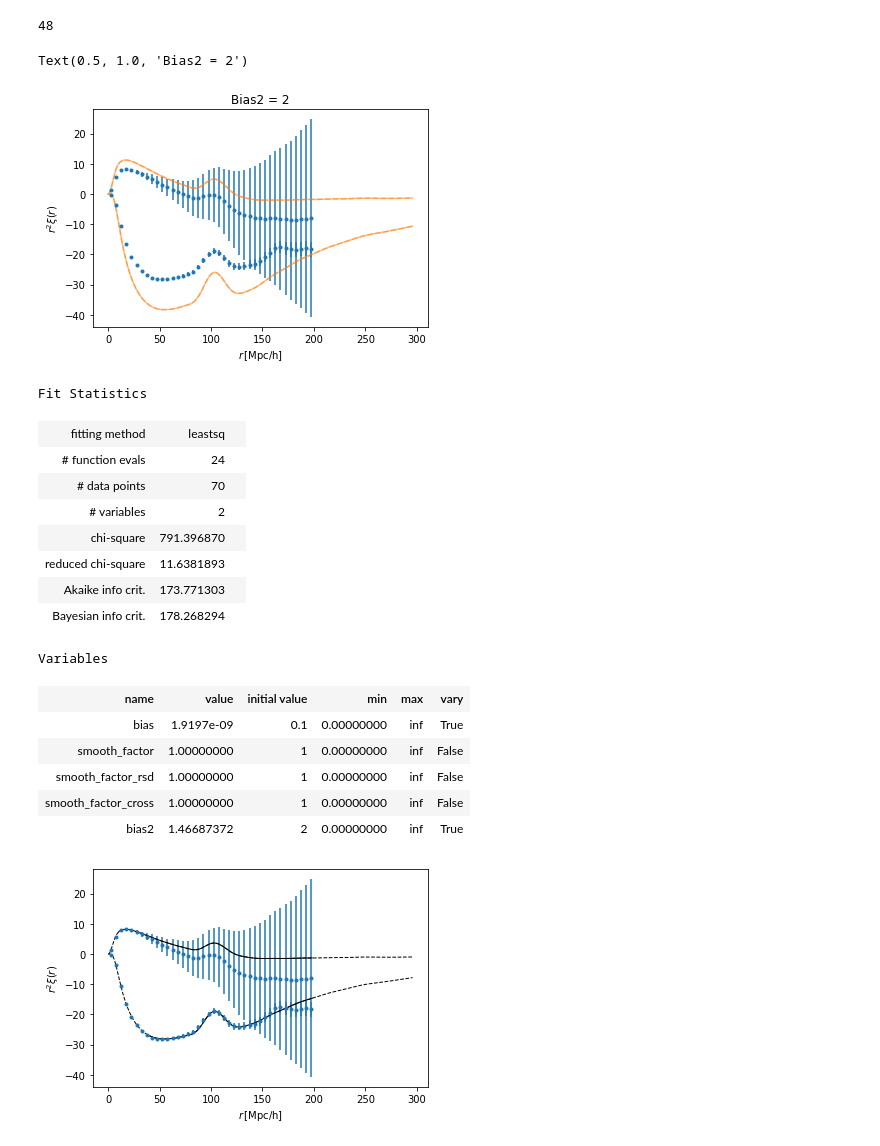
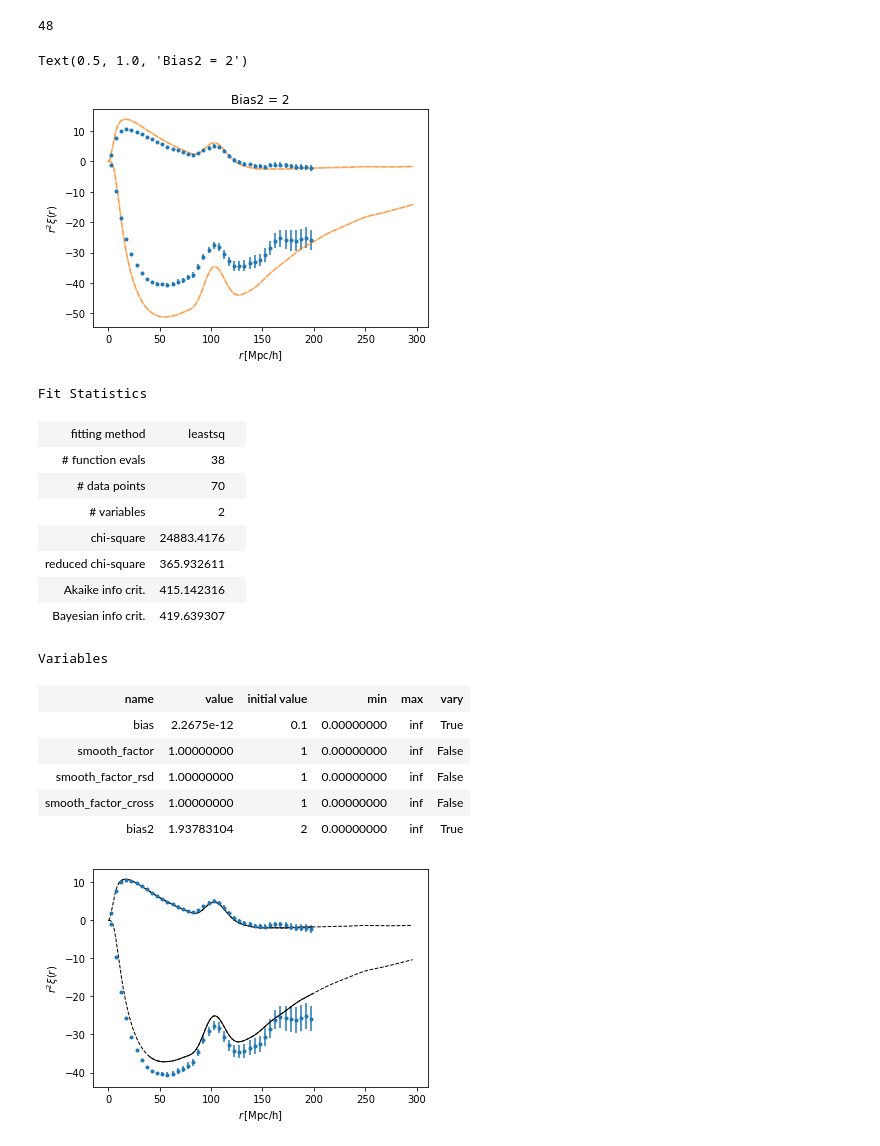
Before and after one commit to cramirezpe/modules-corrf-analysis, a Jupyter notebook: Examples/simple_tutorial.ipynb, the cells around one changed output. Drawn from its saved outputs; the diff is of its cells as text; code cells hidden in the pictures.

```diff
--- a/Examples/simple_tutorial.ipynb
+++ b/Examples/simple_tutorial.ipynb
@@ -197,14 +205,14 @@ $$P_0(k) = \frac{f}{3} \left( <\delta_{\rm LN}^{\rm b_B}\delta_{\rm L}>\right)$$
 
 $$P_2(k) = \frac{2 f}{3} \left(<\delta_{\rm LN}^{\rm b_B}\delta_{\rm L}>\right)$$
 # %%
-boxes_path=Path('/global/cscratch1/sd/cramirez/NBodyKit/cross_correlations/multibias/s1_s4_maybe_bad_randoms')
+boxes_path=Path('/global/cscratch1/sd/cramirez/NBodyKit/cross_correlations/multibias/s1_s4')
 
 sub_boxes = FileFuncs.mix_sims(
     FileFuncs.get_full_path(boxes_path,
-                            rsd=True, rsd2=False,
+                            rsd=True, rsd2=True,
                             rmin=0.1, rmax=200, N_bins=41,
                             zmin=0.5, zmax=0.7,
-                            nside=2)
+                            nside=2),
 )
 # %% [markdown]
 Now we only have one CoLoRe box so 48 pixels
@@ -215,20 +223,20 @@ len(sub_boxes)
 # %%
 bias = 0.001
 bias2 = 2
 rsd = True
-rsd2 = False
+rsd2 = True
 
 fig, ax = plt.subplots()
 pole=2
 Plots.plot_data(pole, sub_boxes, ax=ax, plot_args=dict(c='C0'))
 Plots.plot_theory(pole, z=z, theory=theory, ax=ax, bias=bias, bias2=bias2, rsd=rsd, rsd2=rsd2, plot_args=dict(alpha=0.5, c='C1'))
 pole=0
 Plots.plot_data(pole, sub_boxes, ax=ax, plot_args=dict(c='C0'))
 Plots.plot_theory(pole, z=z, theory=theory, ax=ax, bias=bias, bias2=bias2, rsd=rsd, rsd2=rsd2, plot_args=dict(alpha=0.5, c='C1'))
 ax.set_title('Bias2 = 2')
 # %% [output]
 Text(0.5, 1.0, 'Bias2 = 2')
-[figure, old version]
+[figure, new version]
 # %%
 fitter = Fitter(boxes=sub_boxes, z=z, theory=theory, poles=[0, 2], rsd=True, rsd2=False,
                 bias0=0.1, bias20=2, smooth_factor0=1, smooth_factor_rsd0=1, smooth_factor_cross0=1)
@@ -237,20 +245,20 @@ fitter.run_fit(free_params=['bias', 'bias2'])
 # %% [output]
 Fit Statistics
 | fitting method | leastsq |  |
-| # function evals | 24 |  |
+| # function evals | 38 |  |
 | # data points | 70 |  |
 | # variables | 2 |  |
-| chi-square | 791.396870 |  |
-| reduced chi-square | 11.6381893 |  |
-| Akaike info crit. | 173.771303 |  |
-| Bayesian info crit. | 178.268294 |  |
+| chi-square | 24883.4176 |  |
+| reduced chi-square | 365.932611 |  |
+| Akaike info crit. | 415.142316 |  |
+| Bayesian info crit. | 419.639307 |  |
 Variables
 | name | value | initial value | min | max | vary |
-| bias | 1.9197e-09 | 0.1 | 0.00000000 | inf | True |
+| bias | 2.2675e-12 | 0.1 | 0.00000000 | inf | True |
 | smooth_factor | 1.00000000 | 1 | 0.00000000 | inf | False |
 | smooth_factor_rsd | 1.00000000 | 1 | 0.00000000 | inf | False |
 | smooth_factor_cross | 1.00000000 | 1 | 0.00000000 | inf | False |
-| bias2 | 1.46687372 | 2 | 0.00000000 | inf | True |
+| bias2 | 1.93783104 | 2 | 0.00000000 | inf | True |
 # %%
 fig, ax = plt.subplots()
 pole=2
@@ -263,4 +271,4 @@ pole=0
 Plots.plot_data(pole=pole, boxes=sub_boxes, ax=ax, plot_args=dict(c='C0', label='data'))
 Plots.plot_best_fit(fitter=fitter, pole=pole, ax=ax, plot_args=dict(c='k', lw=1, label='best fit'))
 # %% [output]
-[figure, old version]
+[figure, new version]
```
Also changed, not shown: parts of 1 cell of this notebook, 9 other files.
